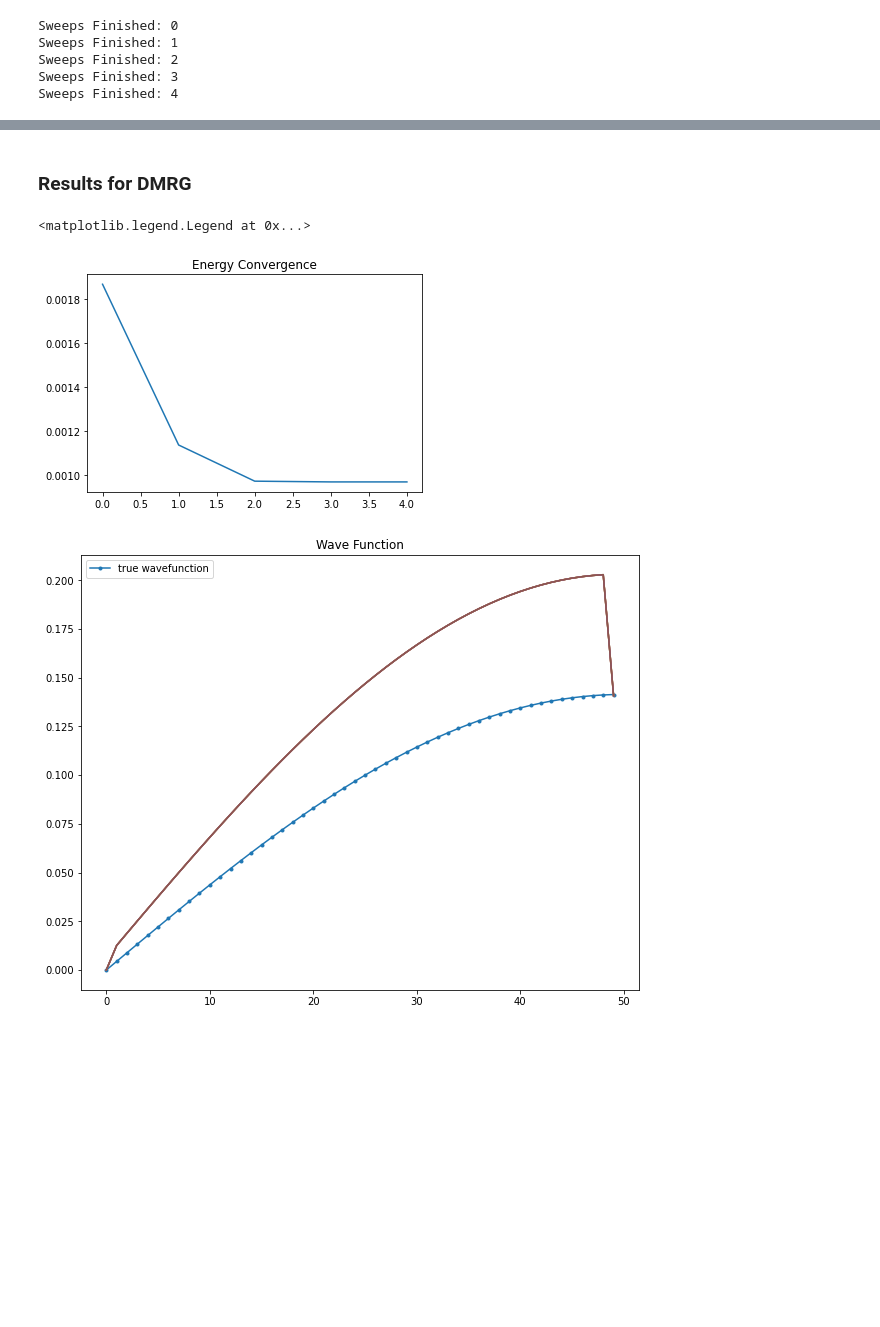
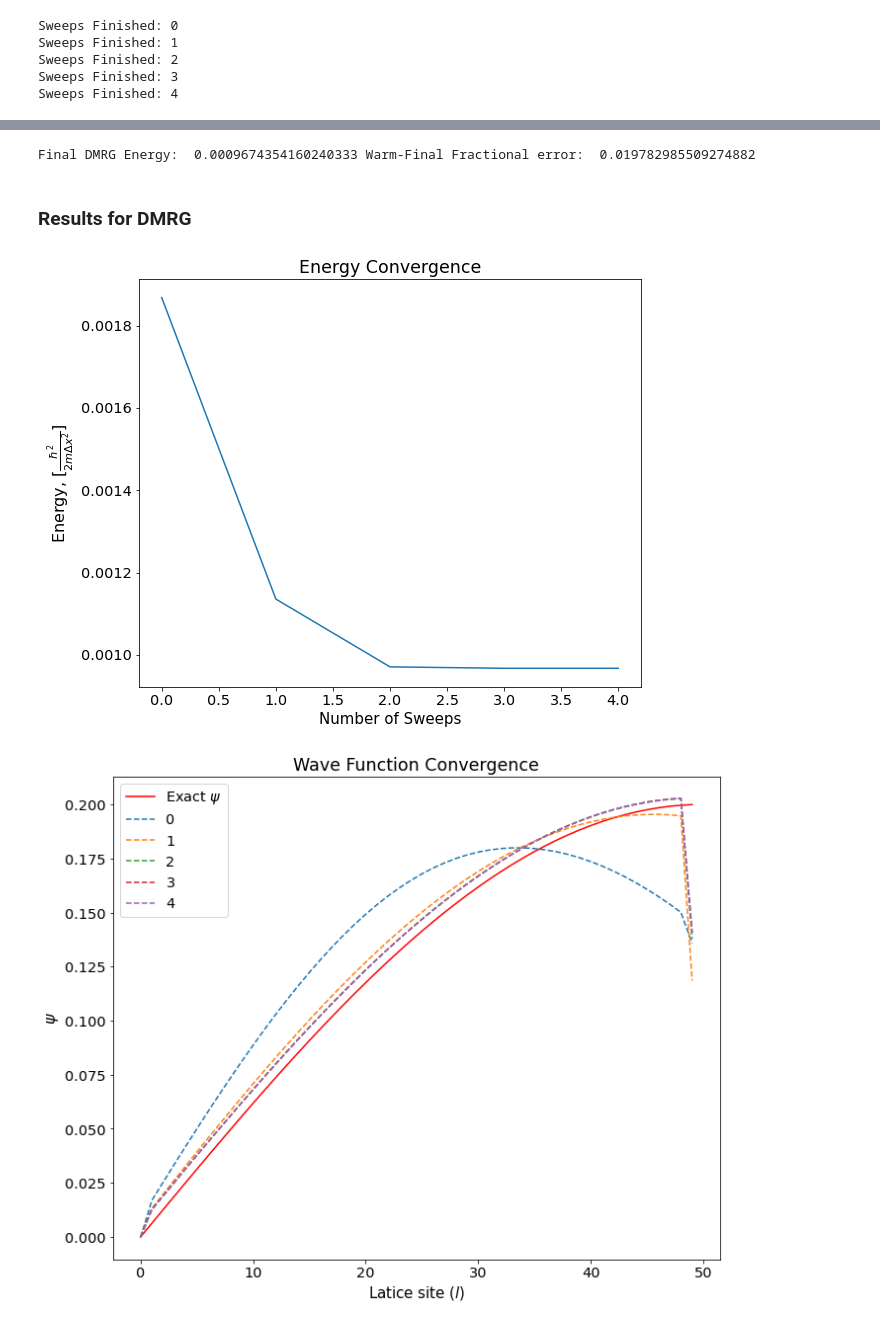
Before and after one commit to Ssalazar12/Physics, a Jupyter notebook: DMRG/Proyect_1.ipynb, the cells around one changed output, grey strips where cells are left out. Saved outputs shown, nothing was run; the diff lists cells and outputs as text; code cells hidden in the pictures; blank space fills up the shorter version.

```diff
--- a/DMRG/Proyect_1.ipynb
+++ b/DMRG/Proyect_1.ipynb
@@ -265,6 +335,8 @@ def update_basis(psi, H_bloc, Tblock ,is_right=False):
     first_index = 0
     second_index = 0
     new_basis = 0
+    a1 = 0
+    a2 = 0
 
     # if right block we take the last two indices
     if is_right:
@@ -294,11 +366,6 @@ def update_basis(psi, H_bloc, Tblock ,is_right=False):
         Tnew = -a2
 
     return Hnew, Tnew, [a1,a2]
-
-def error_function(true_value, calculated_value):
-    # return the squared error between true_value and calculated_value
-    # args--> true_value, calculated_value: scalars
-    return np.abs(calculated_value - true_value)**2
 # %% [markdown]
 ### c) Exact Diagonalization of Disctretized Hamiltonian
 
@@ -403,14 +533,13 @@ Exact_E = 0.000967435
 # %%
 # save the finite system data for comparisson
-sweep_h11 = all_h
-sweep_t12 = all_t
-sweep_h44 = np.zeros(len(sweep_h11))
-sweep_t34 = np.zeros(len(sweep_h11))
+sweep_h11 = all_h.copy()
+sweep_t12 = all_t.copy()
+sweep_h44 = np.zeros(len(sweep_h11),dtype=np.float64)
+sweep_t34 = np.zeros(len(sweep_h11),dtype=np.float64)
 
 sweep_energies =[]
 sweep_psi = []
-ws = []
-hs = []
+
 
 # one sweeps is right to left and left to right
 for k in range(0, N_sweeps):
@@ -433,8 +562,6 @@ for k in range(0, N_sweeps):
         R_basis[i-1:] = R_basis[i-1:]*new_basis[1]
         R_basis[i-1] = new_basis[0]
 
-        hs.append(R_basis[i])
-
     # left to right
     for i in range(0, int(L/2)-2):
         # form the superblock H starting from the middle and sweeping to the left
@@ -446,12 +573,11 @@ for k in range(0, N_sweeps):
         # update the chain
         sweep_h11[i+1] = H11
         sweep_t12[i+1] = T12
-        # Calculate L_l+1 block and it's reflection for the R_l+3 block
         L_basis[:i+1] = L_basis[:i+1]*new_basis[0]
         L_basis[i+1] = new_basis[1]
 
-        sweep_psi.append(L_basis)
-        ws.append(L_basis[i])
+
+    sweep_psi.append(list(L_basis))
 
     sweep_energies.append(E_ground)
 
@@ -473,25 +591,38 @@ plt.plot(hs)
+# %%
+err_ = np.abs(sweep_energies[-1] - Exact_E)/np.abs(Exact_E)
+print("Final DMRG Energy: ", sweep_energies[-1], "Warm-Final Fractional error: ", err_)
+# %% [output]
+Final DMRG Energy:  0.0009674354160240333 Warm-Final Fractional error:  0.019782985509274882
 # %% [markdown]
 ### Results for DMRG
 # %%
 L_list = np.linspace(0,L,L)
 q = np.pi/(L+1)
-true_psi = np.sin(q*L_list) * np.sqrt(2/L)
+true_psi = np.sin(q*L_list) * np.sqrt(4/L)
+# %%
+plt.figure(figsize=(9,7.5))
+plt.title('Energy Convergence')
+plt.plot(sweep_energies)
+
+plt.xlabel("Number of Sweeps", fontsize=15)
+plt.ylabel(r'Energy, $[\frac{\hbar^2}{2m\Delta x^2}]$',fontsize=16)
+plt.savefig('energy_sweeps')
+# %% [output]
+[figure, added]
 # %%
-plt.figure()
-plt.title('Energy Convergence')
-plt.plot(sweep_energies)
+plt.figure(figsize=(11,9))
+plt.title('Wave Function Convergence')
 
-plt.figure(figsize=(10,8))
-plt.title('Wave Function')
-
-plt.plot(true_psi[:50], label = 'true wavefunction',marker='.')
+plt.plot(true_psi[:50], label = 'Exact $\psi$', color = 'red')
 
 for i in range(0,N_sweeps):
-    plt.plot(np.asarray(sweep_psi[i][:50]))
+    plt.plot(np.asarray(sweep_psi[i][:50]), label=i, linestyle='dashed')
 
+plt.xlabel("Latice site ($l$)", fontsize=15)
+plt.ylabel(r'$\psi$',fontsize=16)
 plt.legend()
+
+plt.savefig('psi_convergence')
 # %% [output]
-<matplotlib.legend.Legend at 0x...>
-[figure, old version]
+[figure, new version]
-[figure, removed]
 # %%
```
Also changed, not shown: parts of 30 cells of this notebook, 8 other files.
